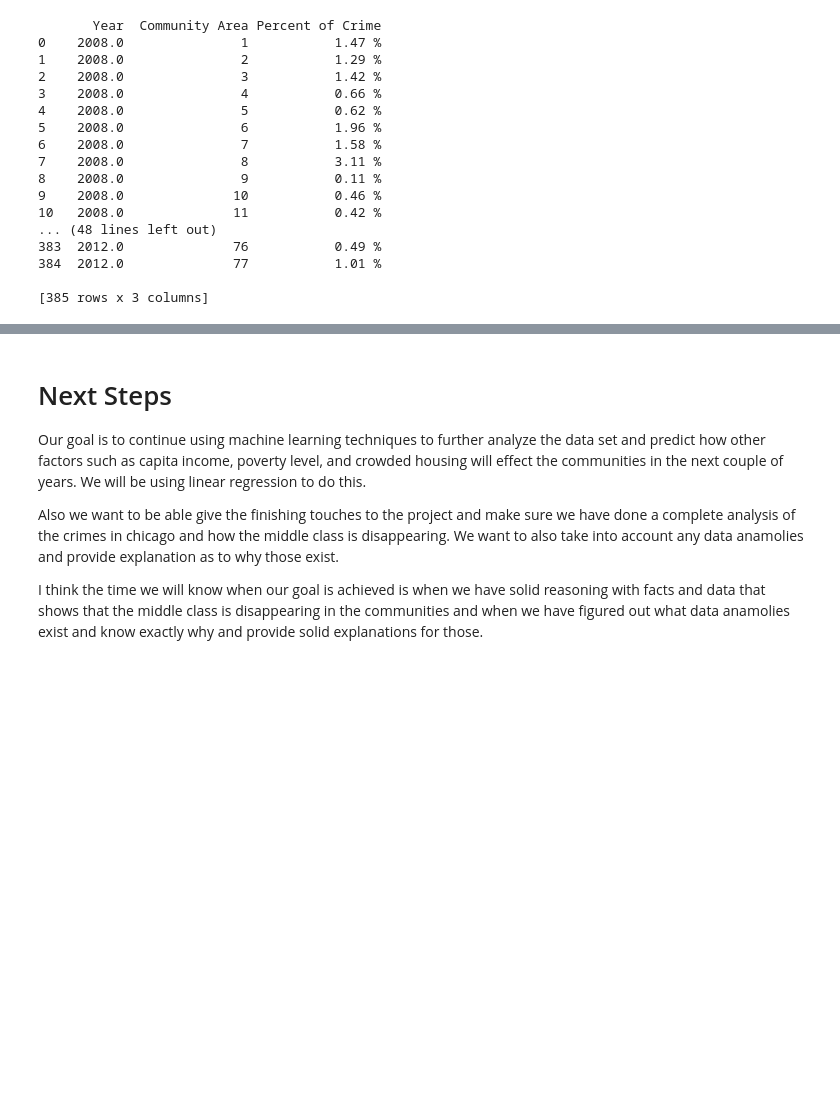
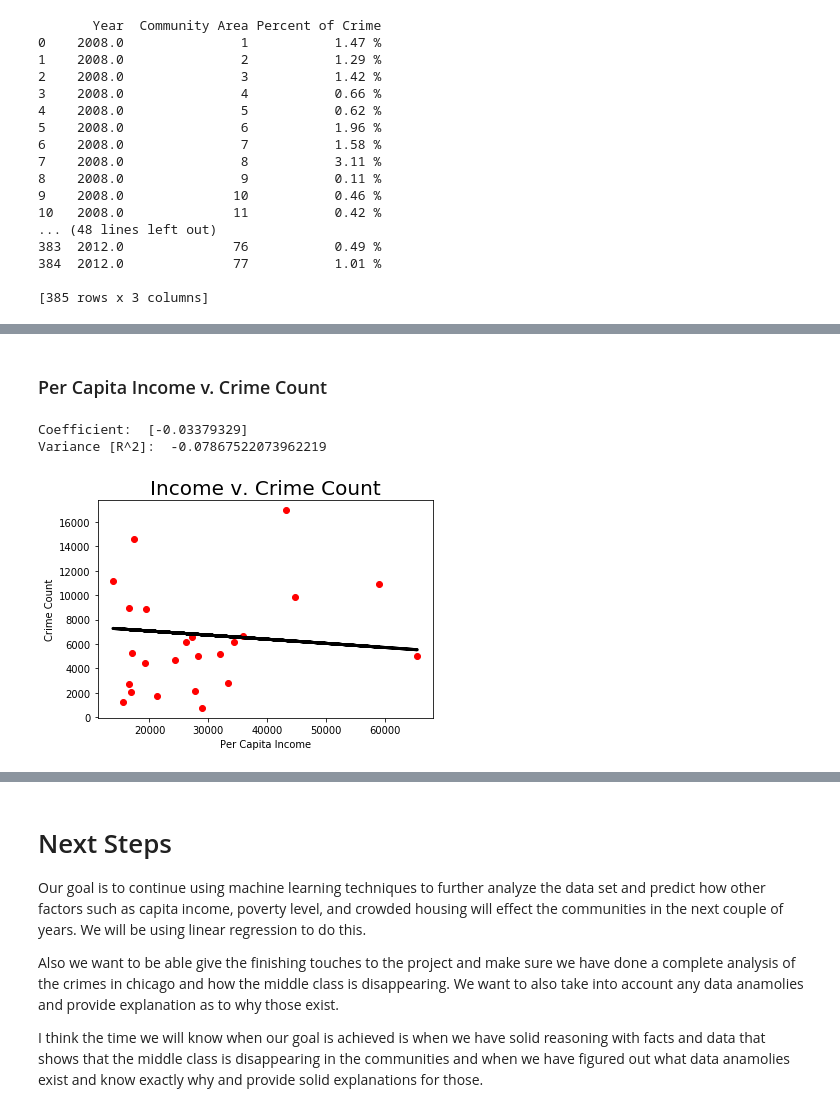
Before and after one commit to edgeslab/CS418-Project, a Jupyter notebook: 418_ProjectV3.ipynb, the cells around one changed output, grey strips where cells are left out. Drawn from its saved outputs; the diff is of its cells as text; code cells hidden in the pictures; blank space fills up the shorter version.

```diff
--- a/418_ProjectV3.ipynb
+++ b/418_ProjectV3.ipynb
@@ -50,7 +51,9 @@ import matplotlib.pyplot as plt
 socioecon = pd.read_csv("ChicagoSocioecon.csv")
 socioecon['Community Area Number'] = pd.to_numeric( socioecon['Community Area Number'], downcast='signed')
 socioecon['Community Area Number'] = socioecon['Community Area Number'].fillna(0.0).apply(np.int64)
+socioecon['HARDSHIP INDEX'] = socioecon['HARDSHIP INDEX'].fillna(0.0).apply(np.int64)
 socioecon = socioecon.set_index('Community Area Number')
+socioecon = socioecon.dropna()
 socioecon.head()
 # %% [output]
 |  | COMMUNITY AREA NAME | PERCENT OF HOUSING CROWDED | PERCENT HOUSEHOLDS BELOW POVERTY | PERCENT AGED 16+ UNEMPLOYED | ... |
@@ -80,6 +83,7 @@ chicago_map.head()
 ## Chicago Crimes
 # %%
 crimes = pd.read_csv("dataFiltered.csv")
+crimes['Year'] = crimes['Year'].fillna(0.0).apply(np.int64)
 crime = crimes.groupby('Community Area').count()['ID'].reset_index(name="Crime Count")
 crime.head()
 # %% [output]
@@ -191,6 +196,7 @@ arrest = crimes.loc[crimes['Arrest'] == True]
 arrest = arrest.groupby('Community Area').count()['ID'].reset_index(name="Arrest Count")
 arrest['Crime Count'] = crime['Crime Count']
 arrest['% Arrests'] = (arrest['Arrest Count'] / arrest['Crime Count']) * 100
+arrest['Community Area'] = arrest['Community Area'].fillna(0.0).apply(np.int64)
 arrest.dropna()
 arrest_map = chicago_map.join(arrest, on='Community Area Number')
 
@@ -284,0 +303,33 @@ sns.heatmap(x)
+# %% [markdown]
+### Per Capita Income v. Crime Count
+# %%
+# Collect X and Y
+X = socioecon['PER CAPITA INCOME '].values.reshape(-1, 1)
+y = arrest['Crime Count'].values
+
+# Split the data into training/testing sets
+X_train, X_test, y_train, y_test = train_test_split(X, y, test_size=0.3)
+
+# Create regression line
+reg = LinearRegression().fit(X_train, y_train)
+
+y_pred = reg.predict(X_test)
+# mean_squared_error(y_test, y_pred)
+var = r2_score(y_test, y_pred)
+
+print('Coefficient: ', reg.coef_)
+print('Variance [R^2]: ', var)
+
+# Plot outputs
+plt.scatter(X_test, y_test,  color='red')
+plt.plot(X_test, y_pred, color='black', linewidth=3)
+plt.title('Income v. Crime Count', size=20)
+plt.xticks()
+plt.yticks()
+plt.xlabel('Per Capita Income')
+plt.ylabel('Crime Count')
+plt.show()
+# %% [output]
+Coefficient:  [-0.03379329]
+Variance [R^2]:  -0.07867522073962219
+[figure, added]
```
Also changed, not shown: parts of 15 cells of this notebook.
